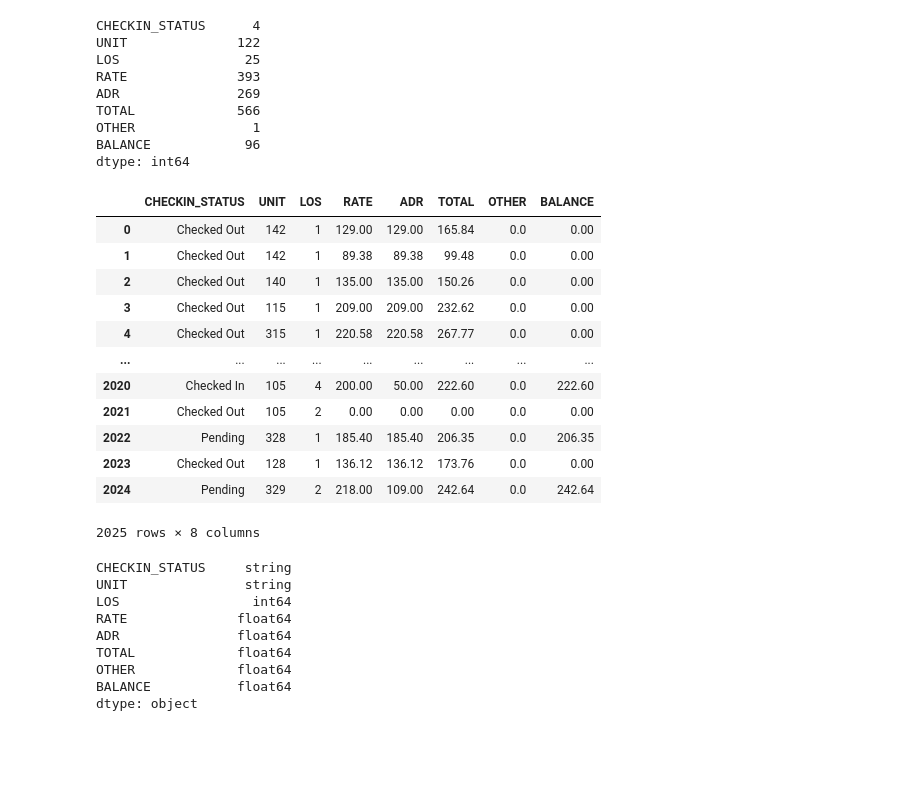
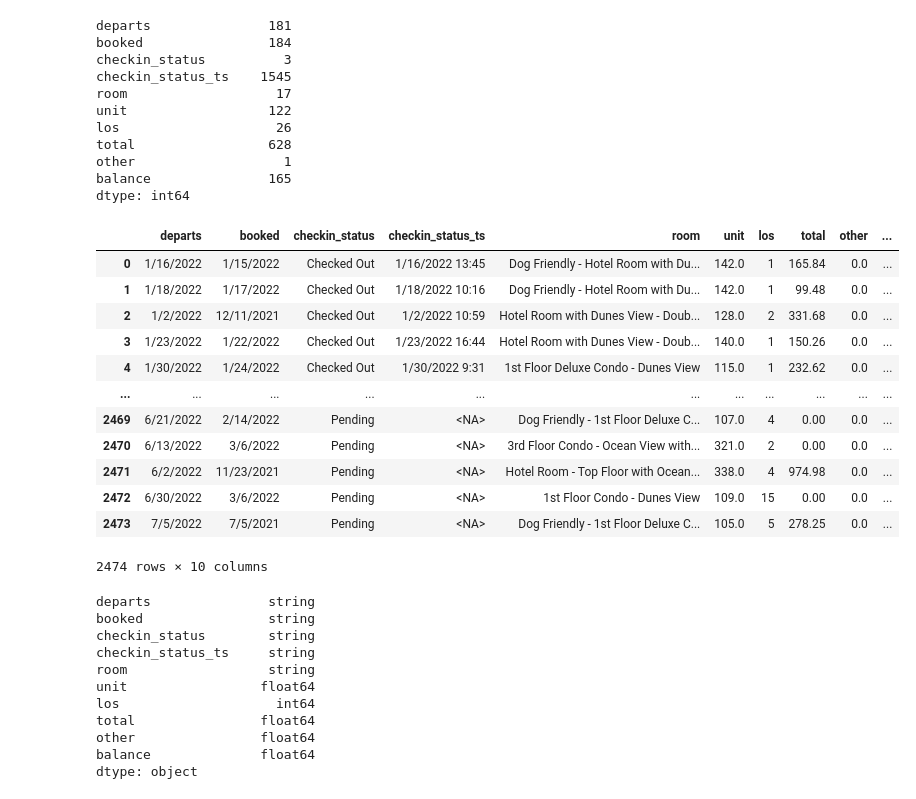
Before and after one commit to ajbhub/OpenHotelReporting, a Jupyter notebook: monthlyreportscript.ipynb, the cells around one changed output. Cells and saved outputs as stored; diff of their text form; code cells hidden in the pictures; blank space fills up the shorter version.

```diff
--- a/monthlyreportscript.ipynb
+++ b/monthlyreportscript.ipynb
@@ -5,7 +5,7 @@ from pandas import DataFrame
 import numpy as np
 # %%
 monthlydata = DataFrame(pd.read_csv(
-    Path('monthly_reportcsvs/aggarrivals2022.csv'),
+    Path('monthly_reportcsvs/aggInhouse2022.csv'),
     parse_dates=True,
     infer_datetime_format=True)
 )
@@ -47,45 +48,58 @@ dtype: int64
 # %%
-monthlydatatrim = monthlydata.drop(columns =['ARRIVES', 'BOOKED', 'GUEST', 'CHECKIN_STATUS_TS', 'ROOM'])
+#monthlydatatrim = monthlydata.drop(columns =['ARRIVES', 'BOOKED', 'GUEST', 'CHECKIN_STATUS_TS', 'ROOM'])
+#print(monthlydatatrim.nunique(axis=0))
+
+monthlydatatrim = monthlydata.drop(columns =['guest_name', 'guest_email', 'adr', 'etc'])
 print(monthlydatatrim.nunique(axis=0))
 
-newdf = monthlydatatrim[["CHECKIN_STATUS", "UNIT", "LOS", "RATE", "ADR", "TOTAL", "OTHER", "BALANCE"]].astype('string')
 
+#"departs", "booked", "checkin_status", "checkin_status_ts", "room", "unit", "los", "total", "other", "balance"
+#newdf = monthlydatatrim[["CHECKIN_STATUS", "UNIT", "LOS", "RATE", "ADR", "TOTAL", "OTHER", "BALANCE"]].astype('string')
+newdf = monthlydatatrim[["departs", "booked", "checkin_status", "checkin_status_ts", "room", "unit", "los", "total", "other", "balance"]].astype('string')
+
+#newdf = newdf[newdf.columns[0:]].apply(lambda x: x.str.replace('$','')).apply(lambda x: x.str.replace(',',''))
 newdf = newdf[newdf.columns[0:]].apply(lambda x: x.str.replace('$','')).apply(lambda x: x.str.replace(',',''))
 
-newdf[["LOS", "RATE", "ADR", "TOTAL", "OTHER", "BALANCE"]] = newdf[["LOS", "RATE", "ADR", "TOTAL", "OTHER", "BALANCE"]].apply(pd.to_numeric)
+#newdf[["LOS", "RATE", "ADR", "TOTAL", "OTHER", "BALANCE"]] = newdf[["LOS", "RATE", "ADR", "TOTAL", "OTHER", "BALANCE"]].apply(pd.to_numeric)
+newdf[["unit", "los", "total", "other", "balance"]] = newdf[["unit", "los", "total", "other", "balance"]].apply(pd.to_numeric, errors='coerce')
+
 
 display(newdf)
 
 newdf.dtypes
 # %% [output]
-CHECKIN_STATUS      4
-UNIT              122
-LOS                25
-RATE              393
-ADR               269
-TOTAL             566
-OTHER               1
-BALANCE            96
+departs               181
+booked                184
+checkin_status          3
+checkin_status_ts    1545
+room                   17
+unit                  122
+los                    26
+total                 628
+other                   1
+balance               165
 dtype: int64
-|  | CHECKIN_STATUS | UNIT | LOS | RATE | ADR | TOTAL | OTHER | BALANCE |
-| 0 | Checked Out | 142 | 1 | 129.00 | 129.00 | 165.84 | 0.0 | 0.00 |
-| 1 | Checked Out | 142 | 1 | 89.38 | 89.38 | 99.48 | 0.0 | 0.00 |
-| 2 | Checked Out | 140 | 1 | 135.00 | 135.00 | 150.26 | 0.0 | 0.00 |
-| 3 | Checked Out | 115 | 1 | 209.00 | 209.00 | 232.62 | 0.0 | 0.00 |
-| 4 | Checked Out | 315 | 1 | 220.58 | 220.58 | 267.77 | 0.0 | 0.00 |
-| ... | ... | ... | ... | ... | ... | ... | ... | ... |
-| 2020 | Checked In | 105 | 4 | 200.00 | 50.00 | 222.60 | 0.0 | 222.60 |
-| 2021 | Checked Out | 105 | 2 | 0.00 | 0.00 | 0.00 | 0.0 | 0.00 |
-| 2022 | Pending | 328 | 1 | 185.40 | 185.40 | 206.35 | 0.0 | 206.35 |
-| 2023 | Checked Out | 128 | 1 | 136.12 | 136.12 | 173.76 | 0.0 | 0.00 |
-| 2024 | Pending | 329 | 2 | 218.00 | 109.00 | 242.64 | 0.0 | 242.64 |
+|  | departs | booked | checkin_status | checkin_status_ts | room | unit | los | total | other | ... |
+| 0 | 1/16/2022 | 1/15/2022 | Checked Out | 1/16/2022 13:45 | Dog Friendly - Hotel Room with Du... | 142.0 | 1 | 165.84 | 0.0 | ... |
+| 1 | 1/18/2022 | 1/17/2022 | Checked Out | 1/18/2022 10:16 | Dog Friendly - Hotel Room with Du... | 142.0 | 1 | 99.48 | 0.0 | ... |
+| 2 | 1/2/2022 | 12/11/2021 | Checked Out | 1/2/2022 10:59 | Hotel Room with Dunes View - Doub... | 128.0 | 2 | 331.68 | 0.0 | ... |
+| 3 | 1/23/2022 | 1/22/2022 | Checked Out | 1/23/2022 16:44 | Hotel Room with Dunes View - Doub... | 140.0 | 1 | 150.26 | 0.0 | ... |
+| 4 | 1/30/2022 | 1/24/2022 | Checked Out | 1/30/2022 9:31 | 1st Floor Deluxe Condo - Dunes View | 115.0 | 1 | 232.62 | 0.0 | ... |
+| ... | ... | ... | ... | ... | ... | ... | ... | ... | ... | ... |
+| 2469 | 6/21/2022 | 2/14/2022 | Pending | <NA> | Dog Friendly - 1st Floor Deluxe C... | 107.0 | 4 | 0.00 | 0.0 | ... |
+| 2470 | 6/13/2022 | 3/6/2022 | Pending | <NA> | 3rd Floor Condo - Ocean View with... | 321.0 | 2 | 0.00 | 0.0 | ... |
+| 2471 | 6/2/2022 | 11/23/2021 | Pending | <NA> | Hotel Room - Top Floor with Ocean... | 338.0 | 4 | 974.98 | 0.0 | ... |
+| 2472 | 6/30/2022 | 3/6/2022 | Pending | <NA> | 1st Floor Condo - Dunes View | 109.0 | 15 | 0.00 | 0.0 | ... |
+| 2473 | 7/5/2022 | 7/5/2021 | Pending | <NA> | Dog Friendly - 1st Floor Deluxe C... | 105.0 | 5 | 278.25 | 0.0 | ... |
-2025 rows × 8 columns
+2474 rows × 10 columns
-CHECKIN_STATUS     string
-UNIT               string
-LOS                 int64
-RATE              float64
-ADR               float64
-TOTAL             float64
-OTHER             float64
-BALANCE           float64
+departs               string
+booked                string
+checkin_status        string
+checkin_status_ts     string
+room                  string
+unit                 float64
+los                    int64
+total                float64
+other                float64
+balance              float64
 dtype: object
```
Also changed, not shown: parts of 3 cells of this notebook, 3 other files.
